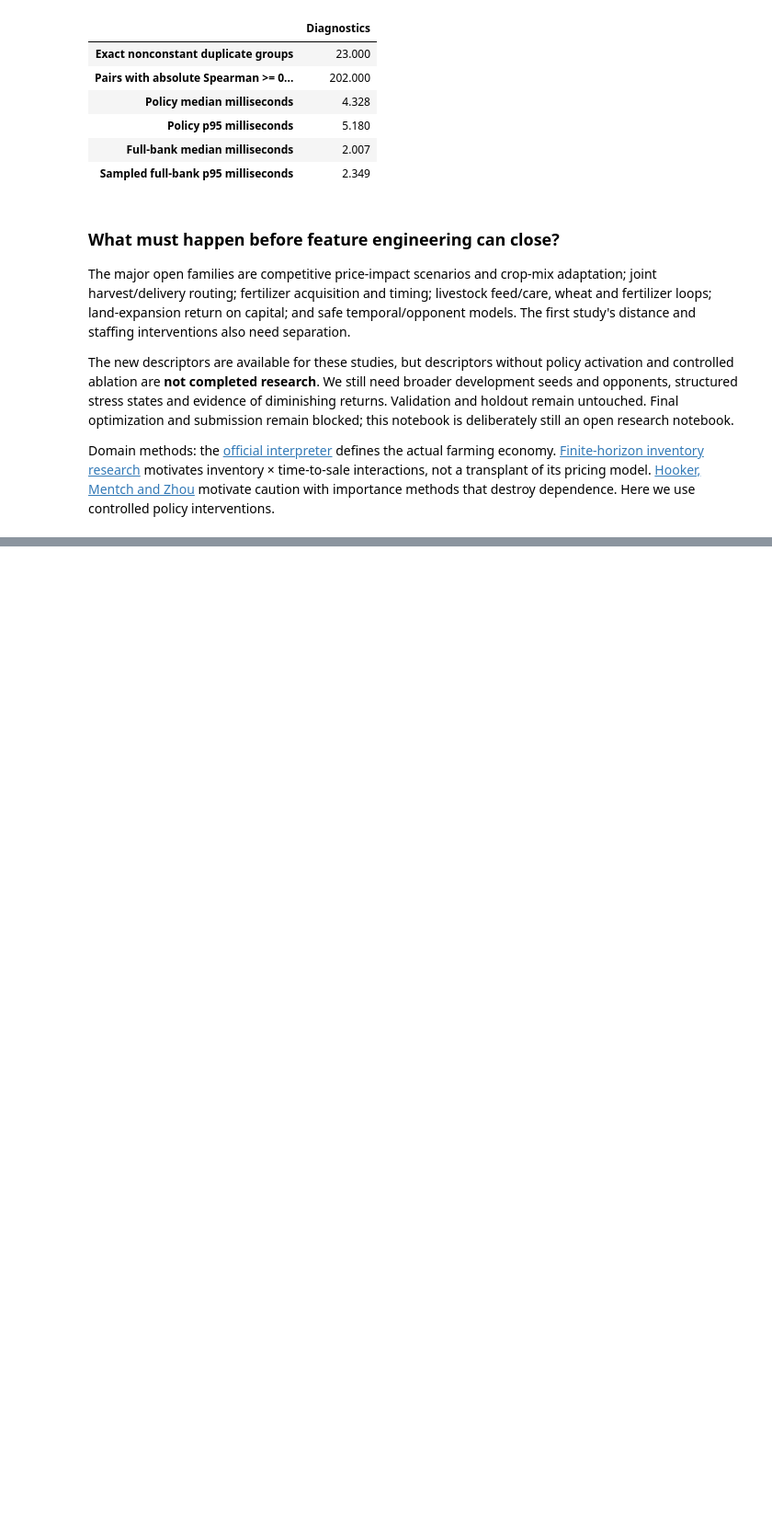
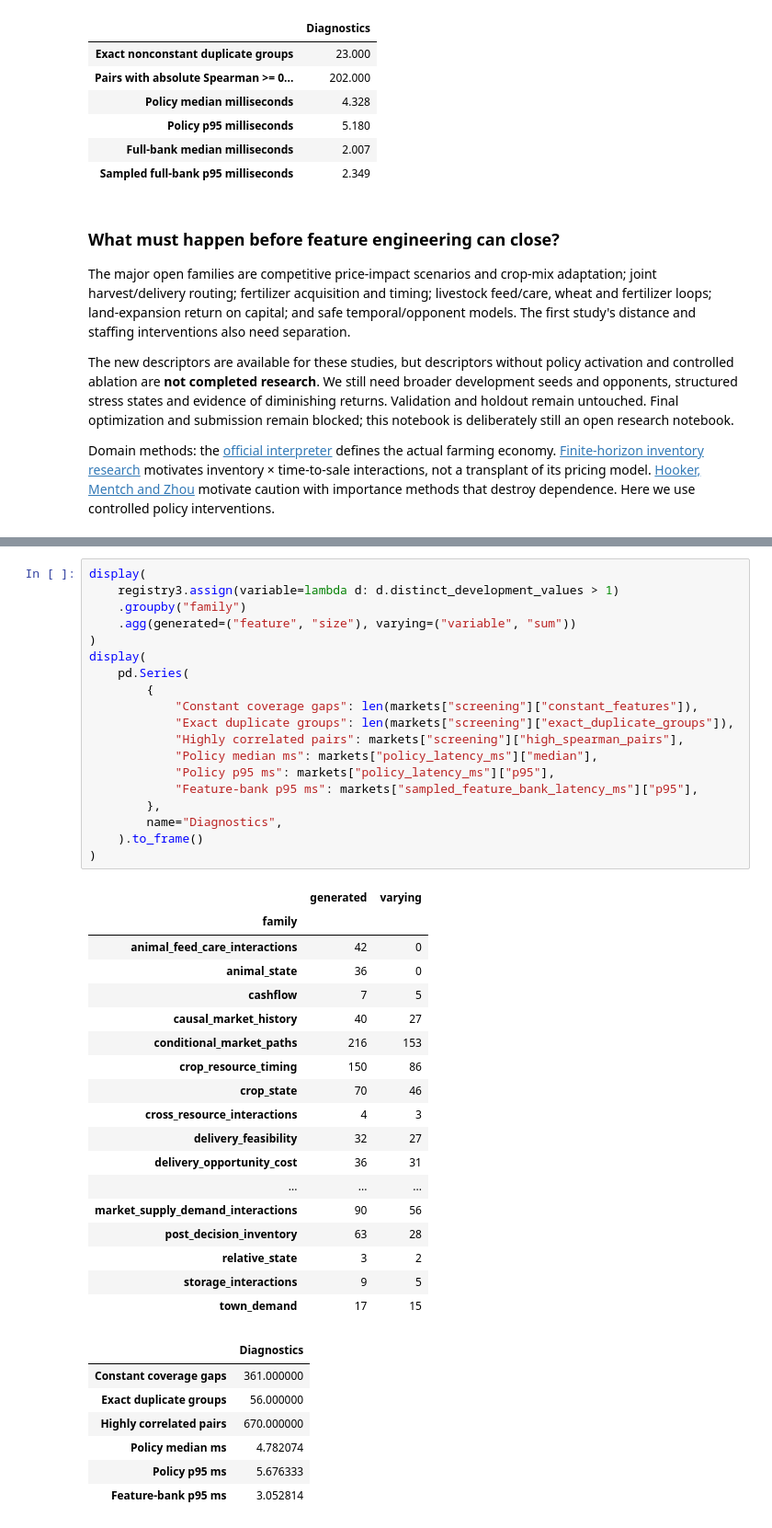
Before and after one commit to alvaromendizabal/kaggriculture, a Jupyter notebook: notebooks/02_feature_research.ipynb, the cells around one changed output, grey strips where cells are left out. Shown at 92% size. Drawn from its saved outputs; the diff is of its cells as text; blank space fills up the shorter version.

```diff
--- a/notebooks/02_feature_research.ipynb
+++ b/notebooks/02_feature_research.ipynb
@@ -528,0 +680,45 @@ importance methods that destroy dependence. Here we use controlled policy interv
+# %%
+display(
+    registry3.assign(variable=lambda d: d.distinct_development_values > 1)
+    .groupby("family")
+    .agg(generated=("feature", "size"), varying=("variable", "sum"))
+)
+display(
+    pd.Series(
+        {
+            "Constant coverage gaps": len(markets["screening"]["constant_features"]),
+            "Exact duplicate groups": len(markets["screening"]["exact_duplicate_groups"]),
+            "Highly correlated pairs": markets["screening"]["high_spearman_pairs"],
+            "Policy median ms": markets["policy_latency_ms"]["median"],
+            "Policy p95 ms": markets["policy_latency_ms"]["p95"],
+            "Feature-bank p95 ms": markets["sampled_feature_bank_latency_ms"]["p95"],
+        },
+        name="Diagnostics",
+    ).to_frame()
+)
+# %% [output]
+|  | generated | varying |
+| family |  |  |
+| animal_feed_care_interactions | 42 | 0 |
+| animal_state | 36 | 0 |
+| cashflow | 7 | 5 |
+| causal_market_history | 40 | 27 |
+| conditional_market_paths | 216 | 153 |
+| crop_resource_timing | 150 | 86 |
+| crop_state | 70 | 46 |
+| cross_resource_interactions | 4 | 3 |
+| delivery_feasibility | 32 | 27 |
+| delivery_opportunity_cost | 36 | 31 |
+| ... | ... | ... |
+| market_supply_demand_interactions | 90 | 56 |
+| post_decision_inventory | 63 | 28 |
+| relative_state | 3 | 2 |
+| storage_interactions | 9 | 5 |
+| town_demand | 17 | 15 |
+|  | Diagnostics |
+| Constant coverage gaps | 361.000000 |
+| Exact duplicate groups | 56.000000 |
+| Highly correlated pairs | 670.000000 |
+| Policy median ms | 4.782074 |
+| Policy p95 ms | 5.676333 |
+| Feature-bank p95 ms | 3.052814 |
```
Also changed, not shown: parts of 9 cells of this notebook, 31 other files.
